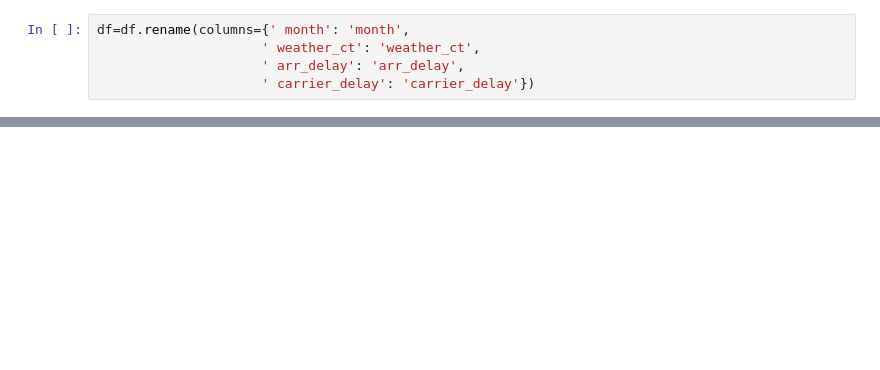
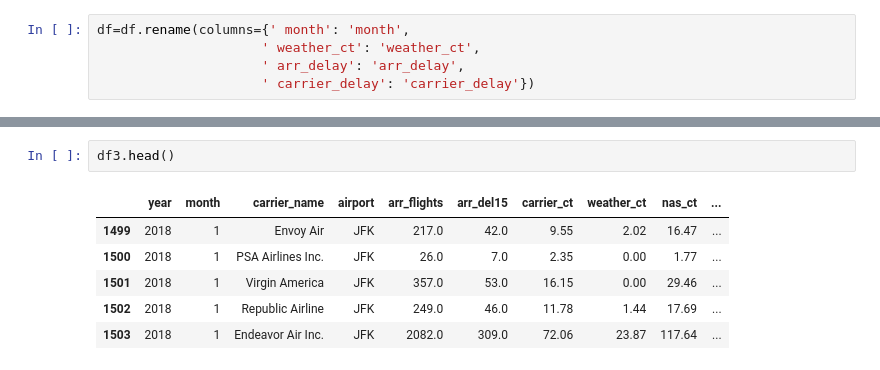
Before and after one commit to elenamlutz/data-studio-projects, a Jupyter notebook: Week 3/Airline Delays, 2004-2019.ipynb, the cells around one changed output, grey strips where cells are left out. Saved outputs shown, nothing was run; the diff lists cells and outputs as text; blank space fills up the shorter version.

```diff
--- a/Week 3/Airline Delays, 2004-2019.ipynb
+++ b/Week 3/Airline Delays, 2004-2019.ipynb
@@ -91,0 +149,9 @@ Name:  weather_ct, dtype: float64
+# %%
+df3.head()
+# %% [output]
+|  | year | month | carrier_name | airport | arr_flights | arr_del15 | carrier_ct | weather_ct | nas_ct | ... |
+| 1499 | 2018 | 1 | Envoy Air | JFK | 217.0 | 42.0 | 9.55 | 2.02 | 16.47 | ... |
+| 1500 | 2018 | 1 | PSA Airlines Inc. | JFK | 26.0 | 7.0 | 2.35 | 0.00 | 1.77 | ... |
+| 1501 | 2018 | 1 | Virgin America | JFK | 357.0 | 53.0 | 16.15 | 0.00 | 29.46 | ... |
+| 1502 | 2018 | 1 | Republic Airline | JFK | 249.0 | 46.0 | 11.78 | 1.44 | 17.69 | ... |
+| 1503 | 2018 | 1 | Endeavor Air Inc. | JFK | 2082.0 | 309.0 | 72.06 | 23.87 | 117.64 | ... |
```
Also changed, not shown: parts of 13 cells of this notebook.
